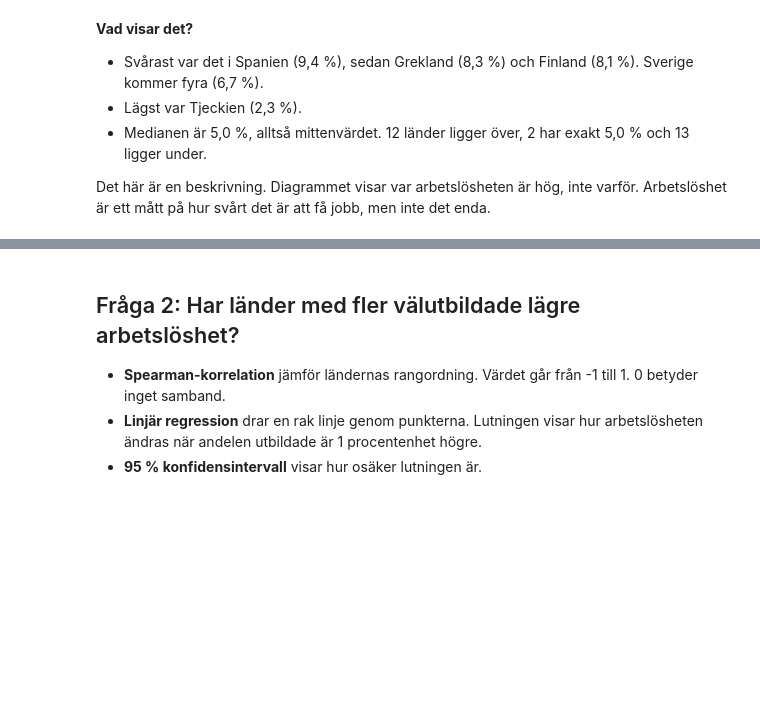
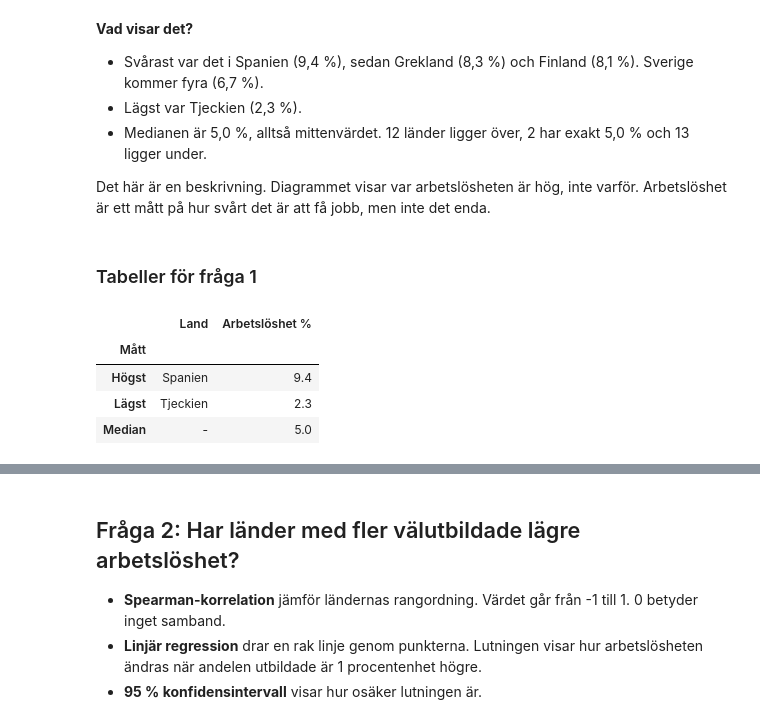
Before and after one commit to AbuMuhammad317/europa_abdulrahman, a Jupyter notebook: analys.ipynb, the cells around one changed output, grey strips where cells are left out. Cells and saved outputs as stored; diff of their text form; code cells hidden in the pictures; blank space fills up the shorter version.

```diff
--- a/analys.ipynb
+++ b/analys.ipynb
@@ -117,3 +117,17 @@ Median: 5.0 %
 
 Det här är en beskrivning. Diagrammet visar var arbetslösheten är hög, inte varför.
 Arbetslöshet är ett mått på hur svårt det är att få jobb, men inte det enda.
+# %% [markdown]
+### Tabeller för fråga 1
+# %%
+pd.DataFrame({
+    "Mått": ["Högst", "Lägst", "Median"],
+    "Land": [hogst.namn, lagst.namn, "-"],
+    "Arbetslöshet %": [hogst.arbetsloshet, lagst.arbetsloshet, median],
+}).set_index("Mått")
+# %% [output]
+|  | Land | Arbetslöshet % |
+| Mått |  |  |
+| Högst | Spanien | 9.4 |
+| Lägst | Tjeckien | 2.3 |
+| Median | - | 5.0 |
```
Also changed, not shown: parts of 3 cells of this notebook, 1 other file.
